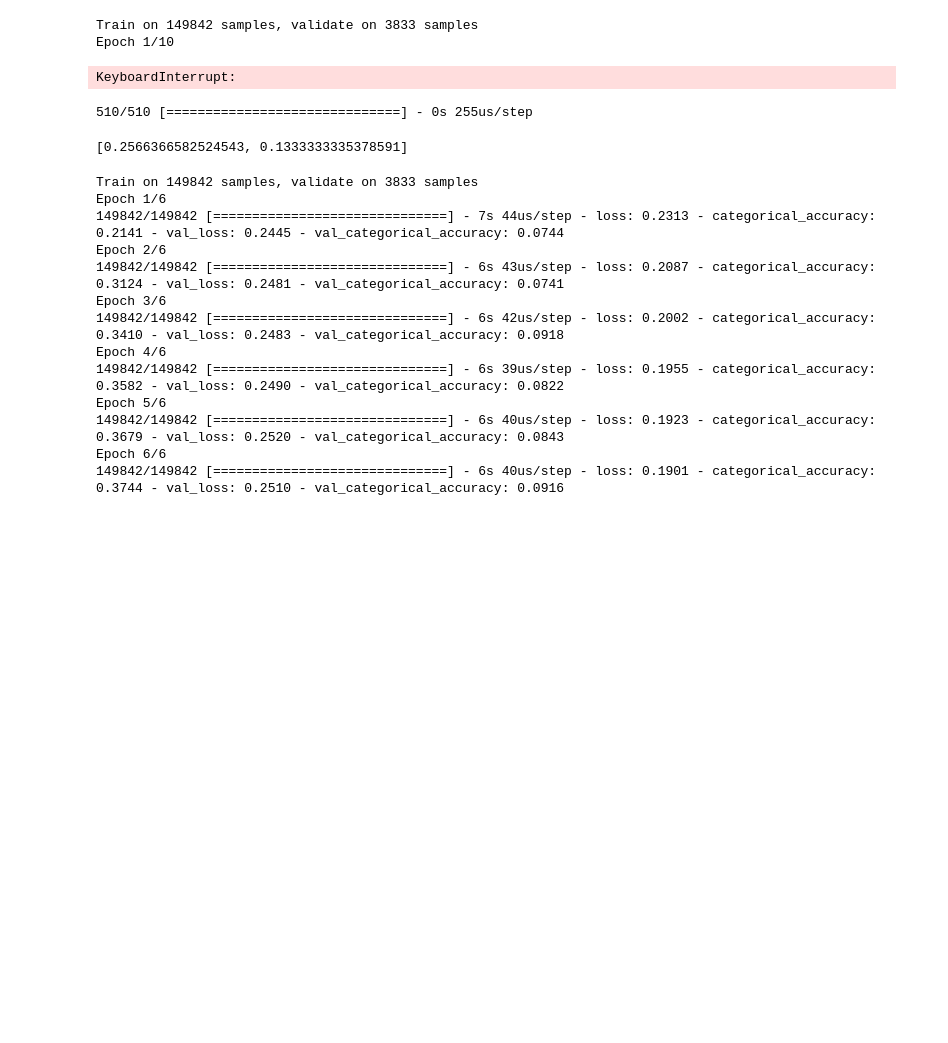
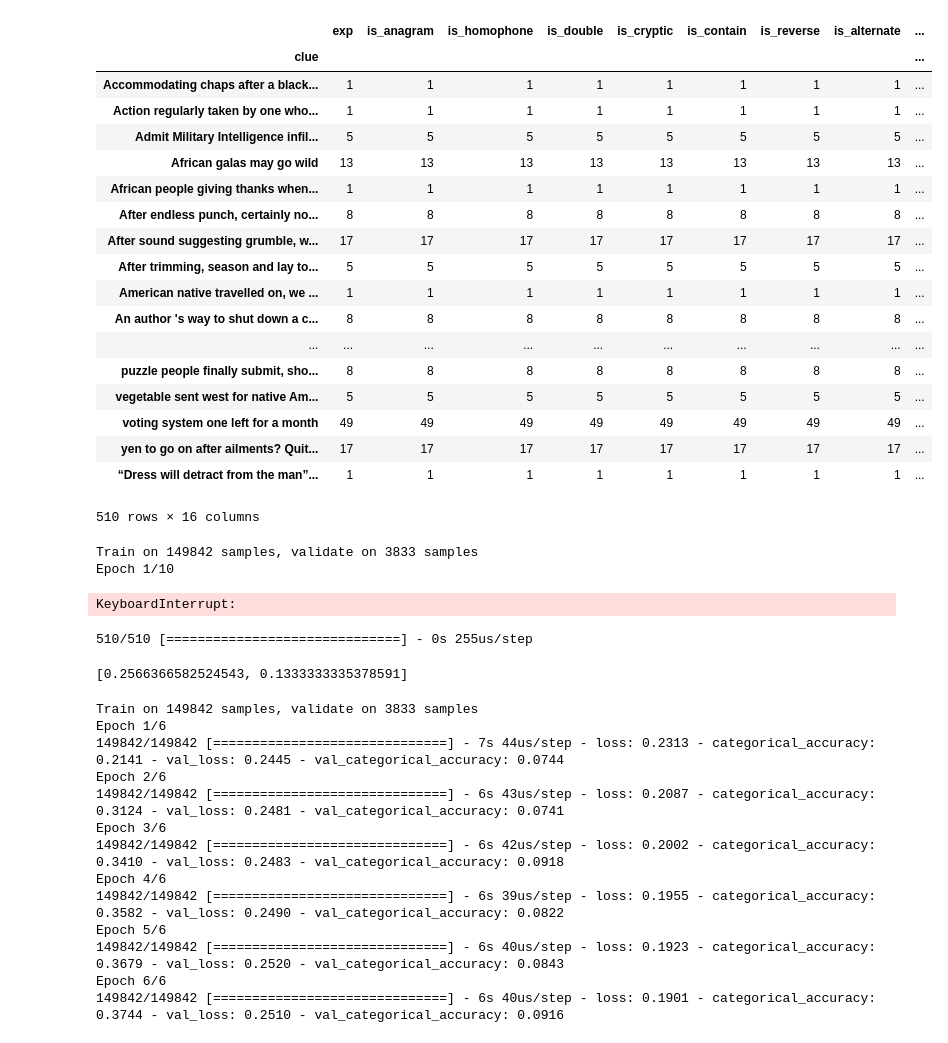
Before and after one commit to davidcopley/Cryptic-Crosswords-Dataset-and-Experiments, a Jupyter notebook: Multiclass-Singlelabel.ipynb, the cells around one changed output. Saved outputs shown, nothing was run; the diff lists cells and outputs as text; code cells hidden in the pictures; blank space fills up the shorter version.

```diff
--- a/Multiclass-Singlelabel.ipynb
+++ b/Multiclass-Singlelabel.ipynb
@@ -286,6 +281,28 @@ upsampled_input_cc_types_df = pd.concat(lst)
 cc_input_df = upsampled_input_cc_types_df.drop('category',axis=1)
 cc_val_df = val_cc_types_df.drop('category',axis=1).drop_duplicates()
 cc_test_df = test_cc_types_df.drop('category',axis=1).drop_duplicates()
+# %%
+test_cc_types_df.groupby('clue').count()
+# %% [output]
+|  | exp | is_anagram | is_homophone | is_double | is_cryptic | is_contain | is_reverse | is_alternate | ... |
+| clue |  |  |  |  |  |  |  |  | ... |
+| Accommodating chaps after a black... | 1 | 1 | 1 | 1 | 1 | 1 | 1 | 1 | ... |
+| Action regularly taken by one who... | 1 | 1 | 1 | 1 | 1 | 1 | 1 | 1 | ... |
+| Admit Military Intelligence infil... | 5 | 5 | 5 | 5 | 5 | 5 | 5 | 5 | ... |
+| African galas may go wild | 13 | 13 | 13 | 13 | 13 | 13 | 13 | 13 | ... |
+| African people giving thanks when... | 1 | 1 | 1 | 1 | 1 | 1 | 1 | 1 | ... |
+| After endless punch, certainly no... | 8 | 8 | 8 | 8 | 8 | 8 | 8 | 8 | ... |
+| After sound suggesting grumble, w... | 17 | 17 | 17 | 17 | 17 | 17 | 17 | 17 | ... |
+| After trimming, season and lay to... | 5 | 5 | 5 | 5 | 5 | 5 | 5 | 5 | ... |
+| American native travelled on, we ... | 1 | 1 | 1 | 1 | 1 | 1 | 1 | 1 | ... |
+| An author 's way to shut down a c... | 8 | 8 | 8 | 8 | 8 | 8 | 8 | 8 | ... |
+| ... | ... | ... | ... | ... | ... | ... | ... | ... | ... |
+| puzzle people finally submit, sho... | 8 | 8 | 8 | 8 | 8 | 8 | 8 | 8 | ... |
+| vegetable sent west for native Am... | 5 | 5 | 5 | 5 | 5 | 5 | 5 | 5 | ... |
+| voting system one left for a month | 49 | 49 | 49 | 49 | 49 | 49 | 49 | 49 | ... |
+| yen to go on after ailments? Quit... | 17 | 17 | 17 | 17 | 17 | 17 | 17 | 17 | ... |
+| “Dress will detract from the man”... | 1 | 1 | 1 | 1 | 1 | 1 | 1 | 1 | ... |
+510 rows × 16 columns
 # %%
 cc_input_data = pad_sequences(tokenizer.texts_to_sequences(cc_input_df.clue.tolist()),maxlen=15)
 cc_val_data = pad_sequences(tokenizer.texts_to_sequences(cc_val_df.clue.tolist()),maxlen=15)
```
Also changed, not shown: parts of 12 cells of this notebook, 3 other files.
